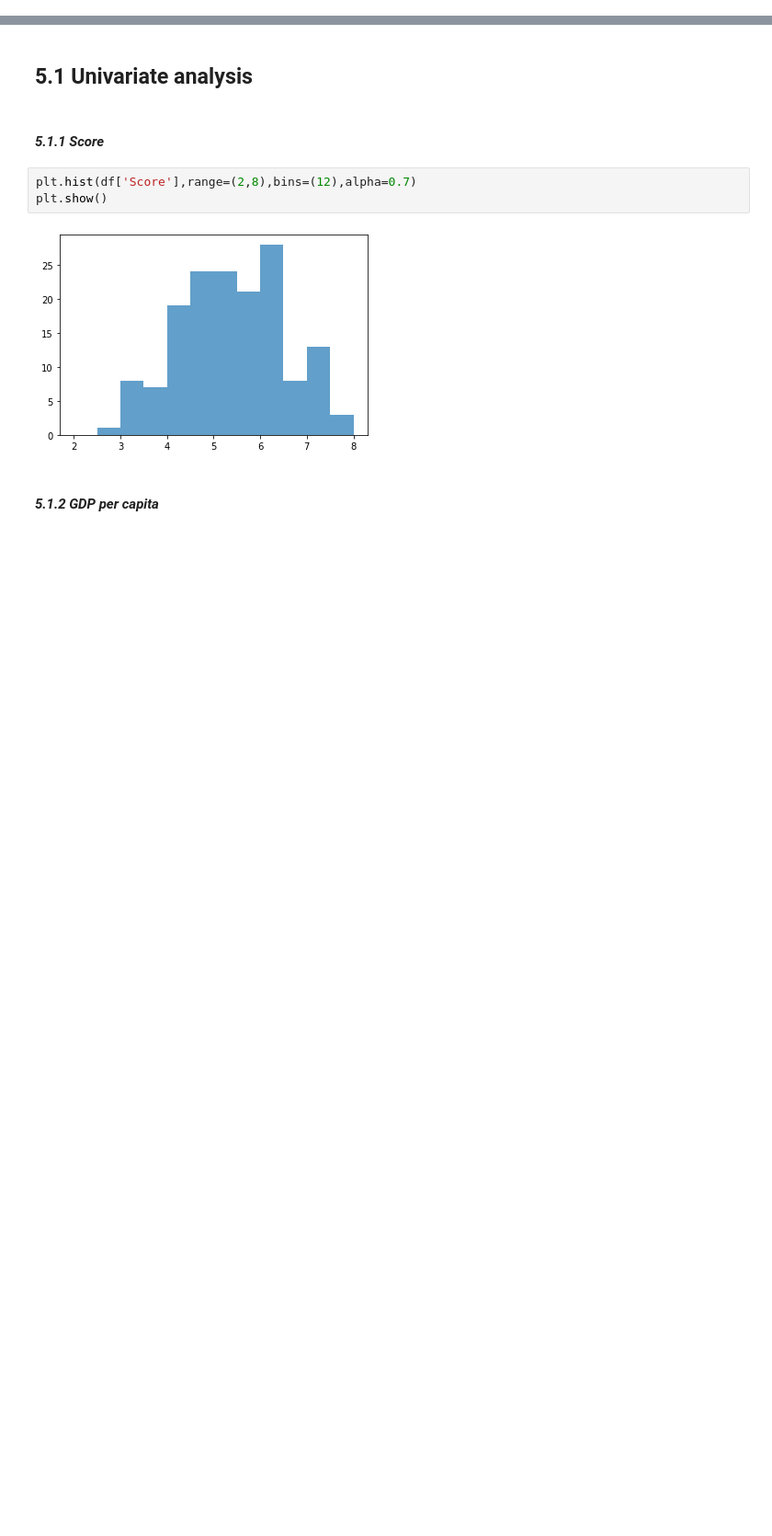
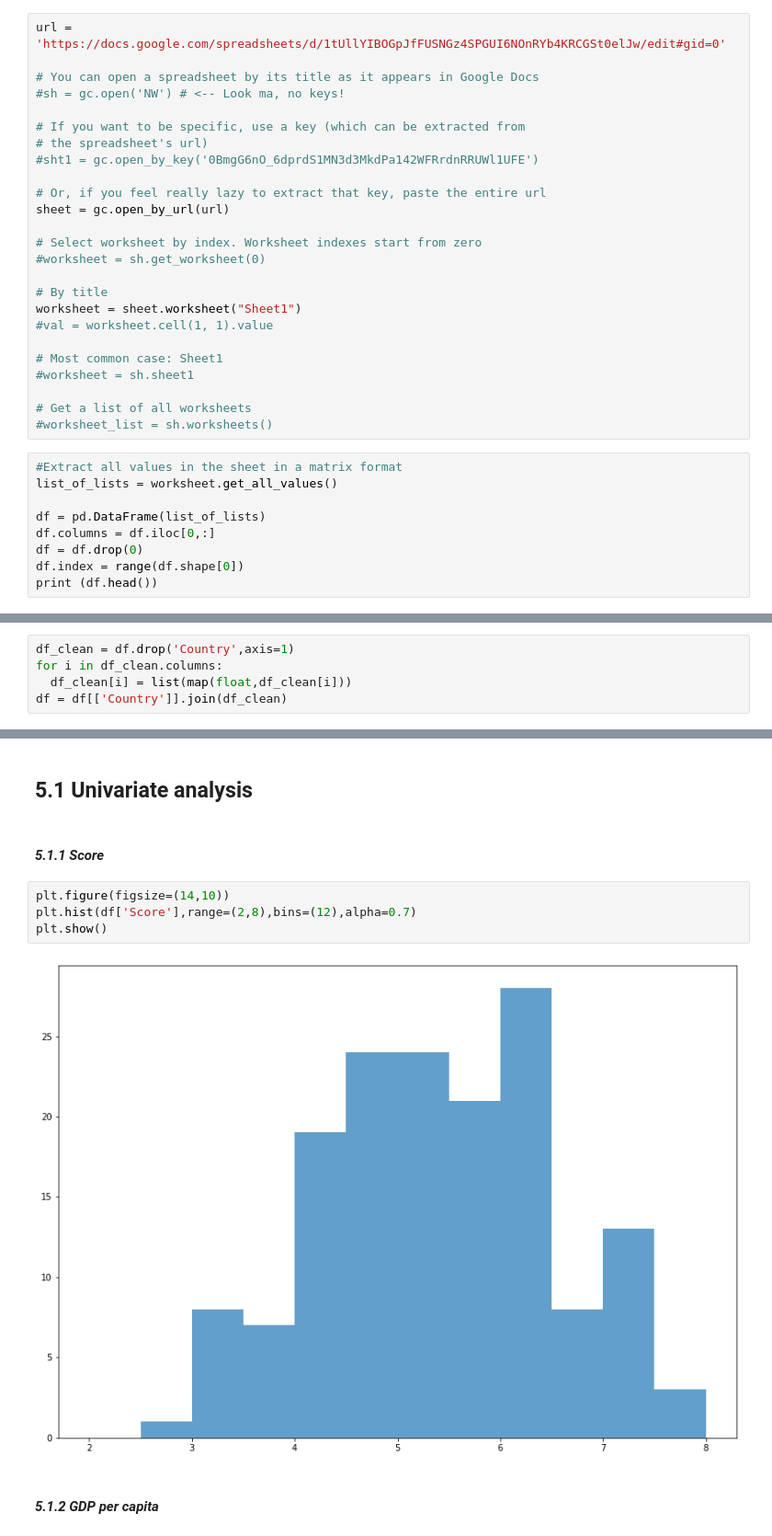
Before and after one commit to saychelsea11/Analyzing-Correlations-of-World-Happiness-to-Key-Factors, a Jupyter notebook: world_happiness_report.ipynb, the cells around one changed output, grey strips where cells are left out. Shown at 92% size. Saved outputs shown, nothing was run; the diff lists cells and outputs as text; blank space fills up the shorter version.

```diff
--- a/world_happiness_report.ipynb
+++ b/world_happiness_report.ipynb
@@ -39,0 +76,34 @@ df.head()
+# %%
+url = 'https://docs.google.com/spreadsheets/d/1tUllYIBOGpJfFUSNGz4SPGUI6NOnRYb4KRCGSt0elJw/edit#gid=0'
+
+# You can open a spreadsheet by its title as it appears in Google Docs
+#sh = gc.open('NW') # <-- Look ma, no keys!
+
+# If you want to be specific, use a key (which can be extracted from
+# the spreadsheet's url)
+#sht1 = gc.open_by_key('0BmgG6nO_6dprdS1MN3d3MkdPa142WFRrdnRRUWl1UFE')
+
+# Or, if you feel really lazy to extract that key, paste the entire url
+sheet = gc.open_by_url(url)
+
+# Select worksheet by index. Worksheet indexes start from zero
+#worksheet = sh.get_worksheet(0)
+
+# By title
+worksheet = sheet.worksheet("Sheet1")
+#val = worksheet.cell(1, 1).value
+
+# Most common case: Sheet1
+#worksheet = sh.sheet1
+
+# Get a list of all worksheets
+#worksheet_list = sh.worksheets()
+# %%
+#Extract all values in the sheet in a matrix format
+list_of_lists = worksheet.get_all_values()
+
+df = pd.DataFrame(list_of_lists)
+df.columns = df.iloc[0,:]
+df = df.drop(0)
+df.index = range(df.shape[0])
+print (df.head())
@@ -60,0 +167,5 @@ memory usage: 11.1+ KB
+# %%
+df_clean = df.drop('Country',axis=1)
+for i in df_clean.columns:
+  df_clean[i] = list(map(float,df_clean[i]))
+df = df[['Country']].join(df_clean)
@@ -84,10 +185,11 @@ df.head()
 # %% [markdown]
 #### *5.1.1 Score*
 # %%
+plt.figure(figsize=(14,10))
 plt.hist(df['Score'],range=(2,8),bins=(12),alpha=0.7)
 plt.show()
 # %% [output]
-[figure, old version]
+[figure, new version]
 # %% [markdown]
 #### *5.1.2 GDP per capita*
 # %%
```
Also changed, not shown: parts of 34 cells of this notebook.
